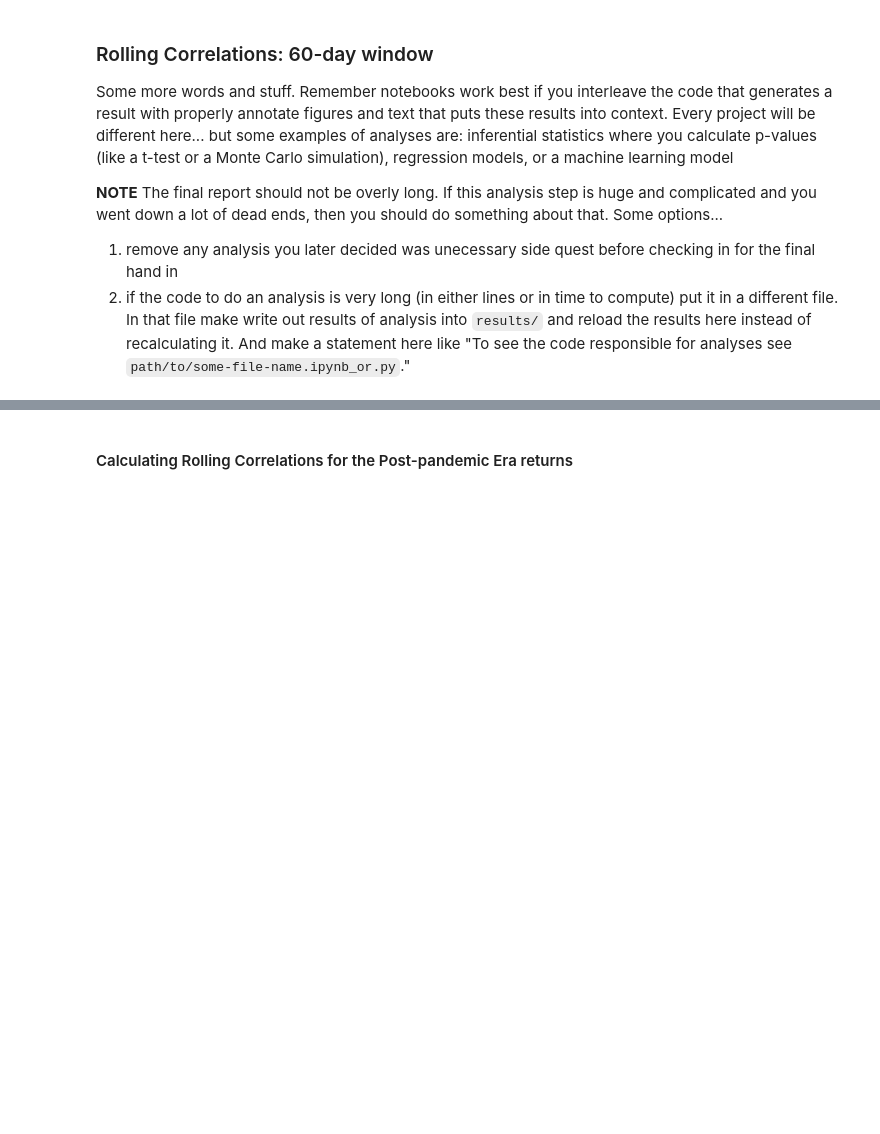
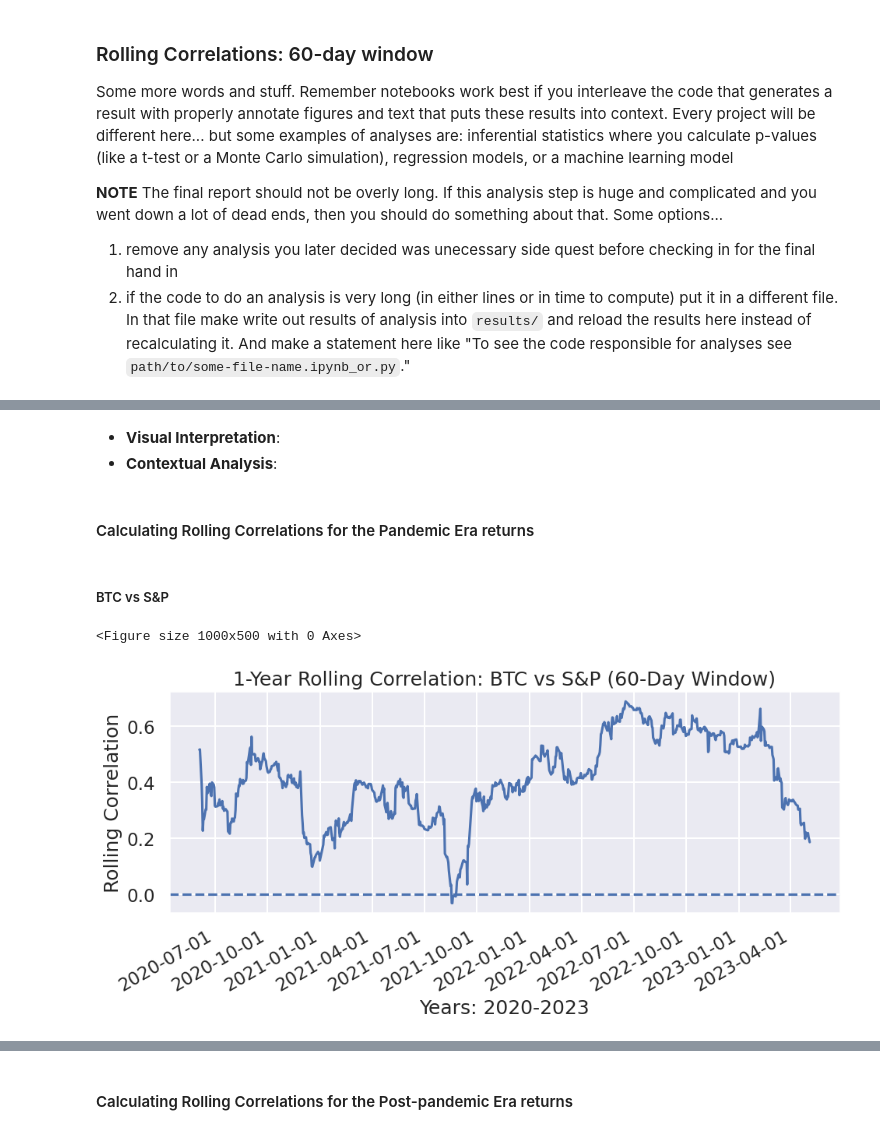
Before and after one commit to COGS108/Group110_WI26, a Jupyter notebook: 03-FinalProject.ipynb, the cells around one changed output, grey strips where cells are left out. Cells and saved outputs as stored; diff of their text form; code cells hidden in the pictures; blank space fills up the shorter version.

```diff
--- a/03-FinalProject.ipynb
+++ b/03-FinalProject.ipynb
@@ -1252,0 +1348,34 @@ import matplotlib.dates as mdates #to be added to the code for the first rolling
+# %% [markdown]
+- **Visual Interpretation**:
+- **Contextual Analysis**:
+# %% [markdown]
+#### Calculating Rolling Correlations for the Pandemic Era returns
+# %% [markdown]
+##### BTC vs S&P
+# %%
+window = 60
+df_pandemic["BTC vs S&P"] = (
+    df_pandemic["btc_log_return"]
+    .rolling(window)
+    .corr(df_pandemic["s&p_log_return"])
+)
+
+plt.figure(figsize=(10,5))
+fig, ax = plt.subplots(figsize=(10, 5))
+df_pandemic['Date'] = pd.to_datetime(df_pandemic['Date'])
+
+ax.plot(df_pandemic['Date'], df_pandemic["BTC vs S&P"])
+ax.axhline(0, linestyle="--")
+ax.set_title("1-Year Rolling Correlation: BTC vs S&P (60-Day Window)")
+ax.set_ylabel("Rolling Correlation")
+ax.set_xlabel("Years: 2020-2023")
+plt.gca().xaxis.set_major_locator(mdates.MonthLocator(interval=3))
+
+# Format the dates
+plt.gca().xaxis.set_major_formatter(mdates.DateFormatter('%Y-%m-%d'))
+plt.gcf().autofmt_xdate() # Rotation
+fig.tight_layout()
+plt.show()
+# %% [output]
+<Figure size 1000x500 with 0 Axes>
+[figure, added]
```
Also changed, not shown: parts of 20 cells of this notebook.
